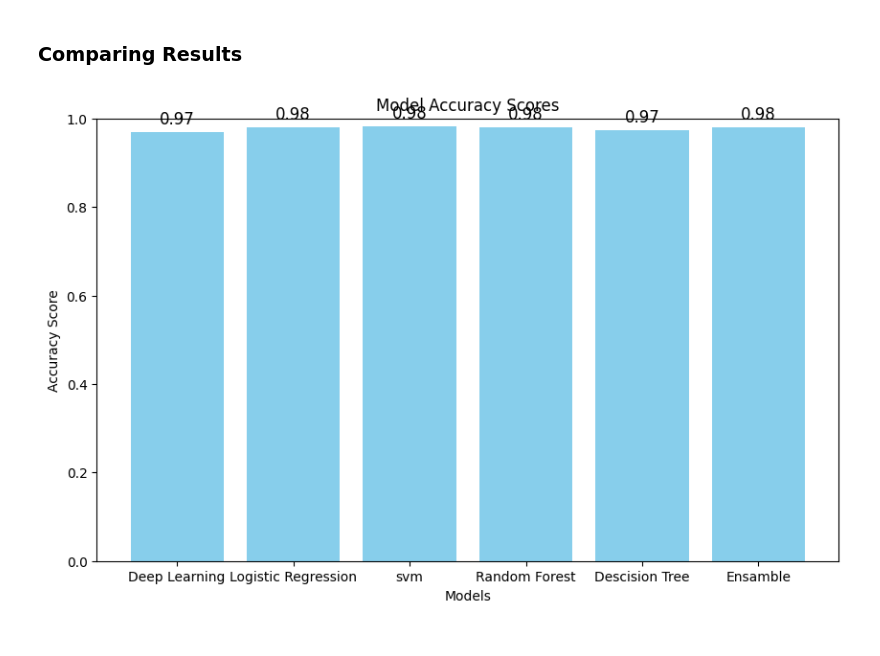
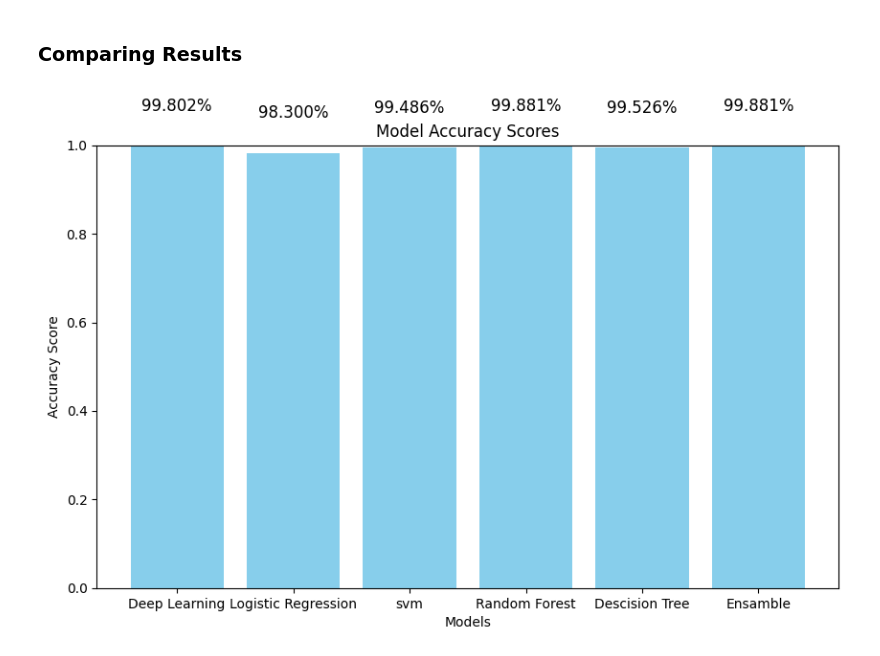
Before and after one commit to EzazAsif/Spam-Detector-Using-Ensamble-Learning, a Jupyter notebook: spam detector.ipynb, the cells around one changed output. Drawn from its saved outputs; the diff is of its cells as text; code cells hidden in the pictures.

Commit message:
added new datasets and gained 99.8% accuracy

```diff
--- a/spam detector.ipynb
+++ b/spam detector.ipynb
@@ -60,0 +105,8 @@ y = data['v1']  # Labels ('ham'/'spam')
+# %%
+# Combine the 'v1' and 'Category' into a single labels Series
+y = pd.concat([data['v1'], data2['Category'],data3['ï»¿Class']], ignore_index=True)
+
+# Combine the 'v2' and 'Message' into a single messages Series
+X = pd.concat([data['v2'], data2['Message'],data3['SMS']], ignore_index=True)
+
+X,y
@@ -102,21 +202,29 @@ y_test_tensor = torch.tensor(y_test, dtype=torch.float32).unsqueeze(1)
 # %%
-# Moving the data to the GPU if it's available
-device = torch.device('cuda' if torch.cuda.is_available() else 'cpu')
+
 X_train_tensor, y_train_tensor = X_train_tensor.to(device), y_train_tensor.to(device)
 X_test_tensor, y_test_tensor = X_test_tensor.to(device), y_test_tensor.to(device)
 # %%
-# Defining a simple feedforward neural network for classification
 class SpamClassifier(nn.Module):
     def __init__(self, input_size):
         super(SpamClassifier, self).__init__()
-        self.fc1 = nn.Linear(input_size, 128)
-        self.fc2 = nn.Linear(128, 1)
+        self.fc1 = nn.Linear(input_size, 256)
+        self.bn1 = nn.BatchNorm1d(256)
+        self.fc2 = nn.Linear(256, 128)
+        self.bn2 = nn.BatchNorm1d(128)
+        self.fc3 = nn.Linear(128, 64)
+        self.bn3 = nn.BatchNorm1d(64)
+        self.fc4 = nn.Linear(64, 32)
+        self.dropout = nn.Dropout(0.5)
+        self.fc5 = nn.Linear(32, 1)
         self.sigmoid = nn.Sigmoid()
 
-
     def forward(self, x):
-        x = torch.relu(self.fc1(x))
-        x = self.sigmoid(self.fc2(x))
+        x = torch.relu(self.bn1(self.fc1(x)))
+        x = torch.relu(self.bn2(self.fc2(x)))
+        x = self.dropout(x)
+        x = torch.relu(self.bn3(self.fc3(x)))
+        x = self.dropout(x)
+        x = self.sigmoid(self.fc5(self.fc4(x)))
         return x
 # %%
 # Creating the model and putting it on the GPU if it's available
@@ -126,8 +234,8 @@ model = SpamClassifier(input_size=X_train_tfidf.shape[1]).to(device)
 lossfn = nn.BCELoss()
 optimizer = optim.Adam(model.parameters(), lr=0.0001)
 # %%
-# Training loop: runs for 10 epochs
-num_epochs = 19
+"""# Training loop: runs for 2500 epochs
+num_epochs = 2500
 for epoch in range(num_epochs):
     model.train()  # Making sure the model is in training mode
     for inputs, labels in DataLoader(TensorDataset(X_train_tensor, y_train_tensor), batch_size=32, shuffle=True):
@@ -140,5 +248,5 @@ for epoch in range(num_epochs):
         loss.backward()
         optimizer.step()
 
-    print(f'Epoch {epoch+1}/{num_epochs}, Loss: {loss.item()}')
+    print(f'Epoch {epoch+1}/{num_epochs}, Loss: {loss.item()}')"""
 # %% [output]
@@ -339,25 +429,25 @@ Ensemble Accuracy: 0.9794
 # %%
 import matplotlib.pyplot as plt
 
 # Example data
 models = ['Deep Learning', 'Logistic Regression','svm','Random Forest','Descision Tree','Ensamble']  # Replace with your model names
-accuracy_scores = [accuracy_on_test_datalr, accuracydl,accuracysvm,accuracyrf,accuracydt,accuracye]  # Replace with your accuracy scores
+accuracy_scores = [accuracydl, accuracy_on_test_datalr,accuracysvm,accuracyrf,accuracydt,accuracye] # Replace with your accuracy scores
 
 # Create a bar plot
 plt.figure(figsize=(10, 6))  # Set figure size
 plt.bar(models, accuracy_scores, color='skyblue')  # Create bars
 
 # Add title and labels
 plt.title('Model Accuracy Scores')
 plt.xlabel('Models')
 plt.ylabel('Accuracy Score')
 plt.ylim(0, 1)  # Set y-axis limit between 0 and 1
 
 # Add accuracy scores on top of the bars
 for i, score in enumerate(accuracy_scores):
-    plt.text(i, score + 0.01, f'{score:.2f}', ha='center', va='bottom', fontsize=12)
+    plt.text(i, score + 0.07, f'{(score*100):.3f}%', ha='center', va='bottom', fontsize=12)
 
 # Show the plot
 plt.show()
 # %% [output]
-[figure, old version]
+[figure, new version]
```
Also changed, not shown: parts of 22 cells of this notebook, 12 other files.
